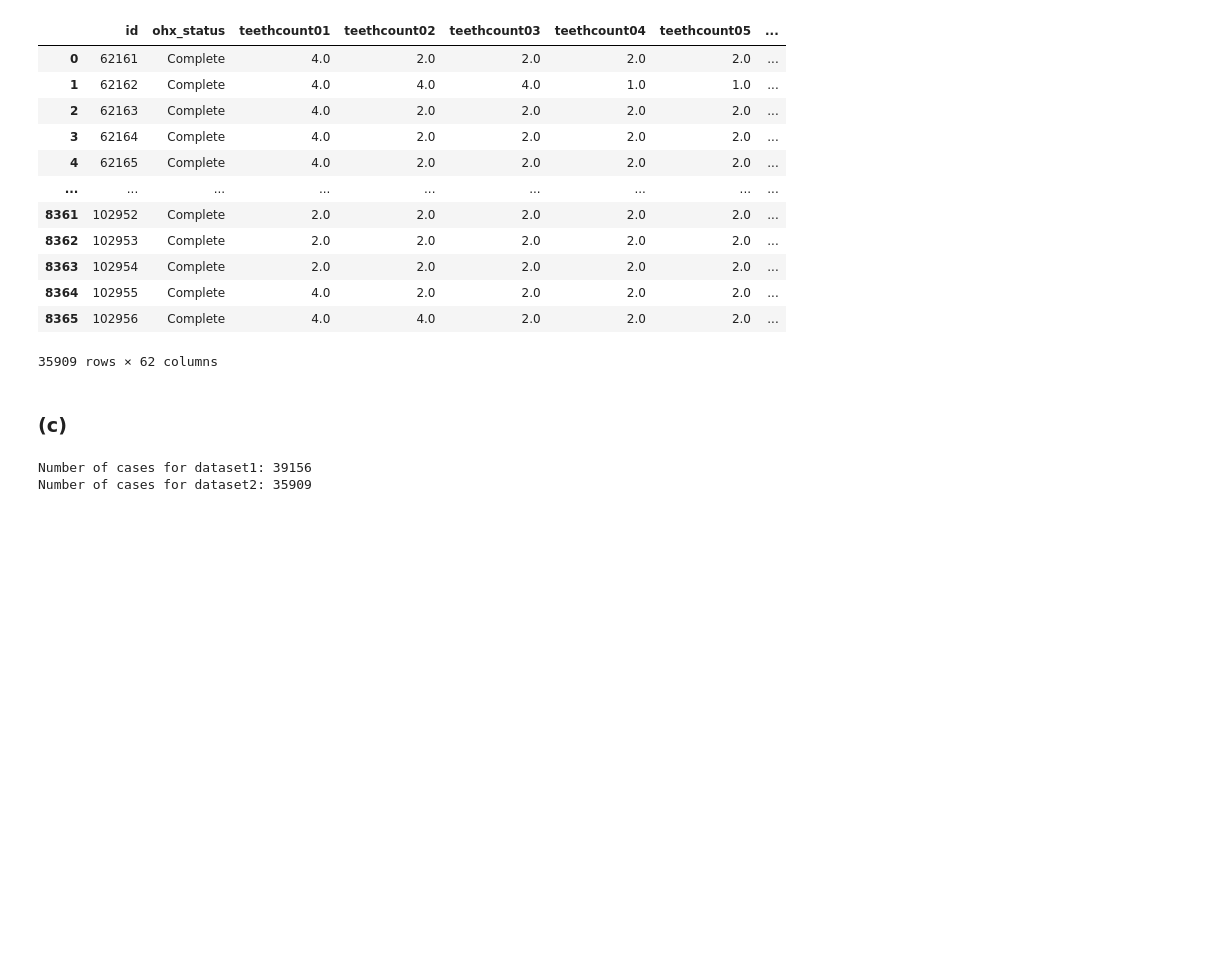
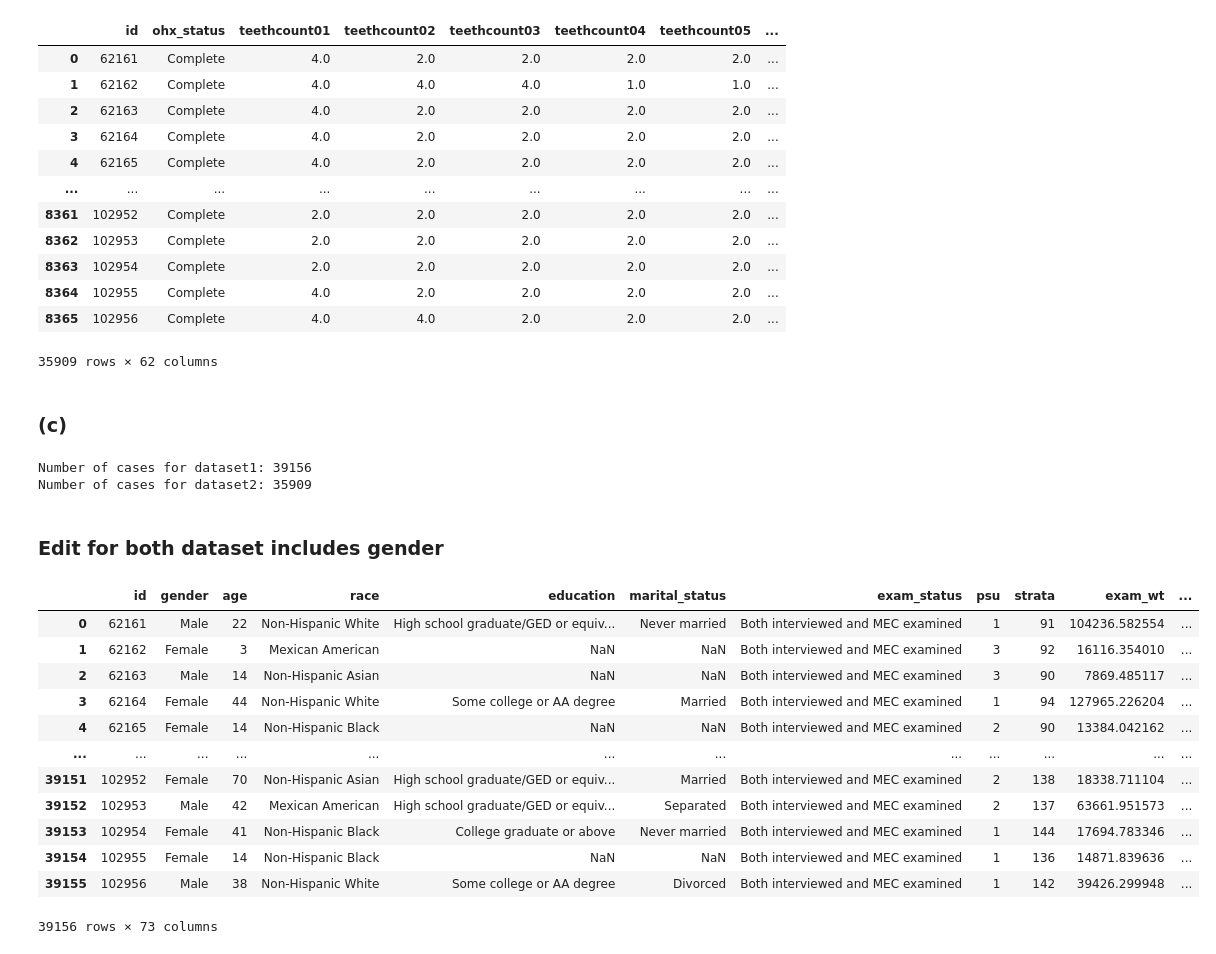
Before and after one commit to junqianl/Stats-507, a Jupyter notebook: PS2 Question 3.ipynb, the cells around one changed output. Saved outputs shown, nothing was run; the diff lists cells and outputs as text; code cells hidden in the pictures; blank space fills up the shorter version.

Commit message:
edit PS2 Question 3 to include gender in both datasets

```diff
--- a/PS2 Question 3.ipynb
+++ b/PS2 Question 3.ipynb
@@ -166,3 +166,24 @@ print('Number of cases for dataset2:', shape2[0])
 # %% [output]
 Number of cases for dataset1: 39156
 Number of cases for dataset2: 35909
+# %% [markdown]
+### Edit for both dataset includes gender
+# %%
+df = pd.read_pickle("./3a.pkl")
+df2 = pd.read_pickle("./3b.pkl")
+df_full = pd.merge(df, df2, on='id', how='left')
+df_full
+# %% [output]
+|  | id | gender | age | race | education | marital_status | exam_status | psu | strata | exam_wt | ... |
+| 0 | 62161 | Male | 22 | Non-Hispanic White | High school graduate/GED or equiv... | Never married | Both interviewed and MEC examined | 1 | 91 | 104236.582554 | ... |
+| 1 | 62162 | Female | 3 | Mexican American | NaN | NaN | Both interviewed and MEC examined | 3 | 92 | 16116.354010 | ... |
+| 2 | 62163 | Male | 14 | Non-Hispanic Asian | NaN | NaN | Both interviewed and MEC examined | 3 | 90 | 7869.485117 | ... |
+| 3 | 62164 | Female | 44 | Non-Hispanic White | Some college or AA degree | Married | Both interviewed and MEC examined | 1 | 94 | 127965.226204 | ... |
+| 4 | 62165 | Female | 14 | Non-Hispanic Black | NaN | NaN | Both interviewed and MEC examined | 2 | 90 | 13384.042162 | ... |
+| ... | ... | ... | ... | ... | ... | ... | ... | ... | ... | ... | ... |
+| 39151 | 102952 | Female | 70 | Non-Hispanic Asian | High school graduate/GED or equiv... | Married | Both interviewed and MEC examined | 2 | 138 | 18338.711104 | ... |
+| 39152 | 102953 | Male | 42 | Mexican American | High school graduate/GED or equiv... | Separated | Both interviewed and MEC examined | 2 | 137 | 63661.951573 | ... |
+| 39153 | 102954 | Female | 41 | Non-Hispanic Black | College graduate or above | Never married | Both interviewed and MEC examined | 1 | 144 | 17694.783346 | ... |
+| 39154 | 102955 | Female | 14 | Non-Hispanic Black | NaN | NaN | Both interviewed and MEC examined | 1 | 136 | 14871.839636 | ... |
+| 39155 | 102956 | Male | 38 | Non-Hispanic White | Some college or AA degree | Divorced | Both interviewed and MEC examined | 1 | 142 | 39426.299948 | ... |
+39156 rows × 73 columns
```
